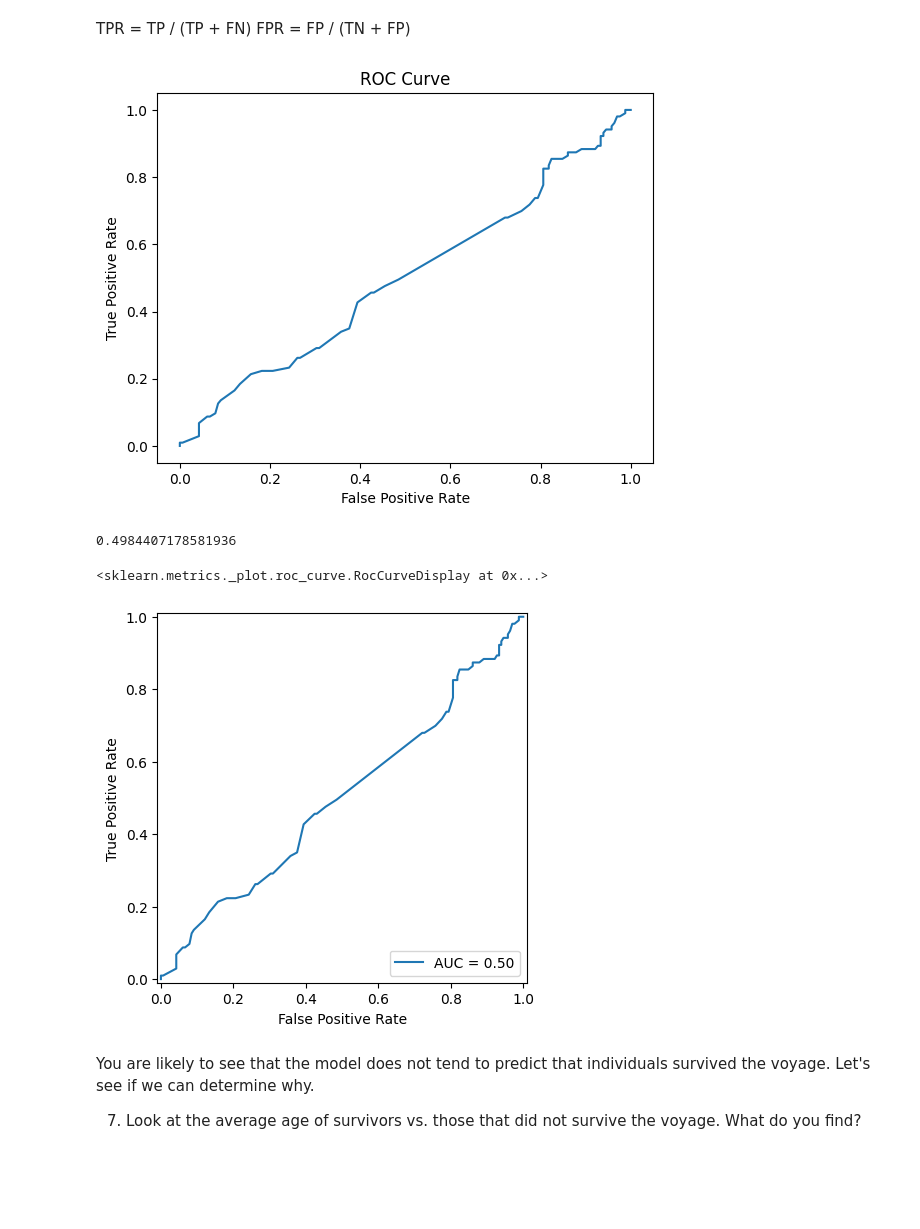
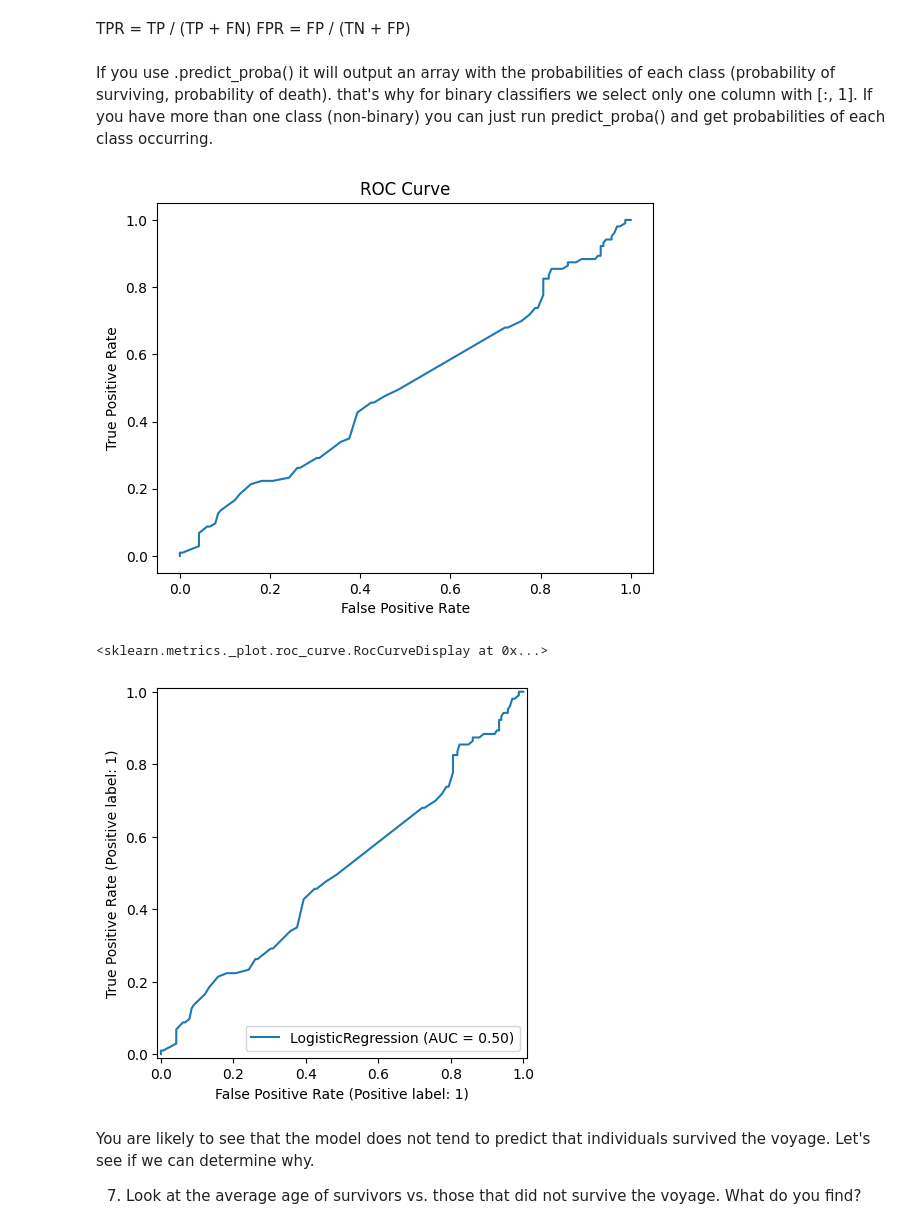
Before and after one commit to nss-data-science-cohort-8/ml-exercise-02-DrewRichard7, a Jupyter notebook: ml-ex02-ar.ipynb, the cells around one changed output. Drawn from its saved outputs; the diff is of its cells as text; code cells hidden in the pictures; blank space fills up the shorter version.

```diff
--- a/ml-ex02-ar.ipynb
+++ b/ml-ex02-ar.ipynb
@@ -96,10 +79,9 @@ X_test = imputer.transform(X_test) # don't want to refit to the test data, only
 
 4. Now, fit your logistic regression model to the training data and generate predictions on the test data.
 # %%
-
-logm = LogisticRegression()
-logm.fit(X_train, y_train)
-y_pred = logm.predict(X_test)
+logreg = LogisticRegression()
+logreg.fit(X_train, y_train)
+y_pred = logreg.predict(X_test)
 # %% [markdown]
 There are multiple ways we can assess the performance of a classification model. A common way is put those predictions into a [confusion matrix](https://en.wikipedia.org/wiki/Confusion_matrix), which compares the predicted and actual values.
 
@@ -116,26 +98,28 @@ print(type(conf), conf)
 # %% [markdown]
 TPR = TP / (TP + FN)
 FPR = FP / (TN + FP)
+# %% [markdown]
+ If you use .predict_proba() it will output an array with the probabilities of each class (probability of surviving, probability of death). that's why for binary classifiers we select only one column with [:, 1]. If you have more than one class (non-binary) you can just run predict_proba() and get probabilities of each class occurring.
 # %%
-from sklearn import metrics
 # the datacamp way
-y_pred_probs = logm.predict_proba(X_test)[:, 1]
+y_pred_probs = logreg.predict_proba(X_test)[:, 1]
 fpr, tpr, thresholds = roc_curve(y_test, y_pred_probs)
 plt.plot(fpr, tpr)
 plt.xlabel('False Positive Rate')
 plt.ylabel('True Positive Rate')
 plt.title('ROC Curve')
 plt.show()
 
 # with RocCurveDisplay
-roc_auc = metrics.auc(fpr, tpr)
-print(roc_auc)
-RocCurveDisplay(fpr=fpr, tpr=tpr, roc_auc=roc_auc).plot()
+# roc_auc = metrics.auc(fpr, tpr)
+# print(roc_auc)
+# RocCurveDisplay(fpr=fpr, tpr=tpr, roc_auc=roc_auc).plot()
+
+RocCurveDisplay.from_estimator(logreg, X_test, y_test)
 # %% [output]
 [figure]
-0.4984407178581936
+<sklearn.metrics._plot.roc_curve.RocCurveDisplay at 0x...>
-<sklearn.metrics._plot.roc_curve.RocCurveDisplay at 0x...>
-[figure, old version]
+[figure, new version]
 # %% [markdown]
 
 You are likely to see that the model does not tend to predict that individuals survived the voyage. Let's see if we can determine why.
```
Also changed, not shown: parts of 9 cells of this notebook.
